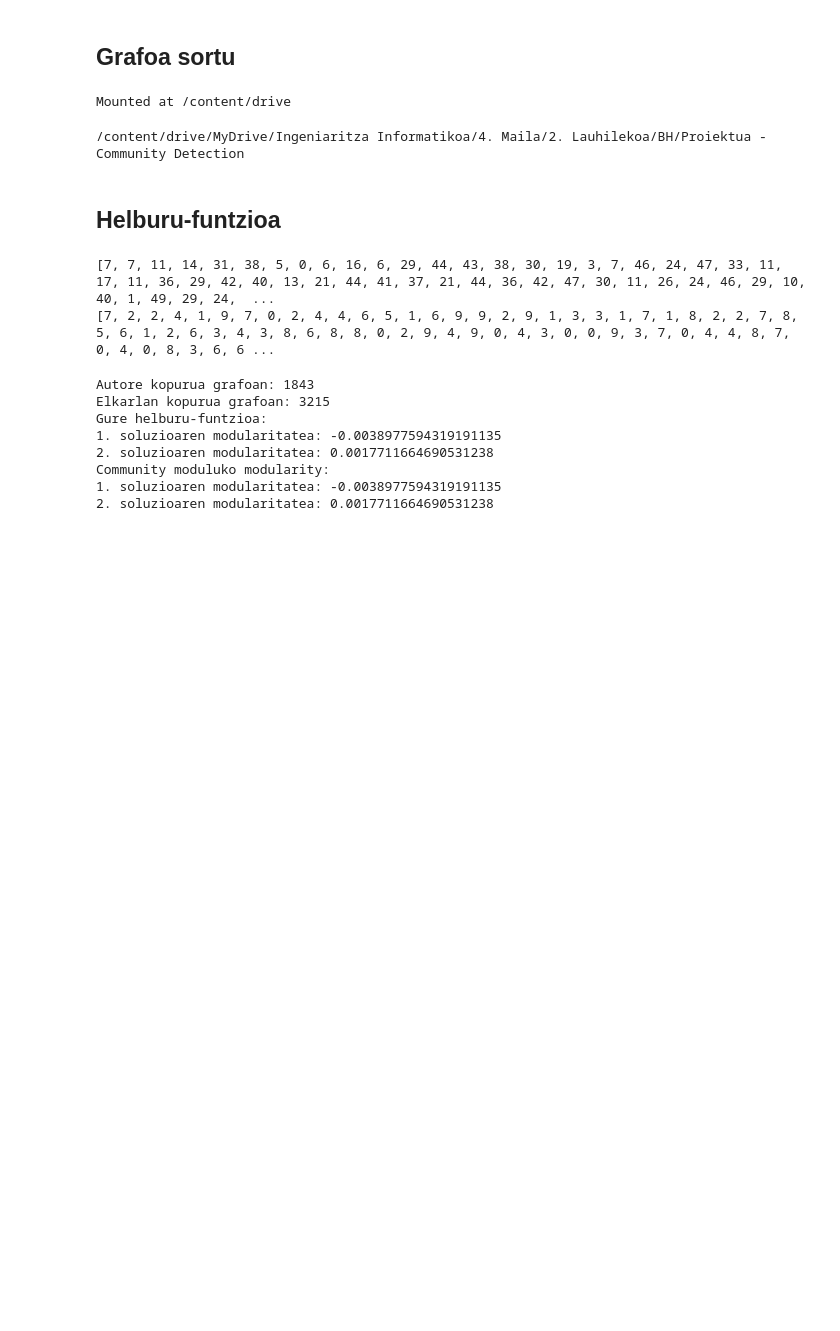
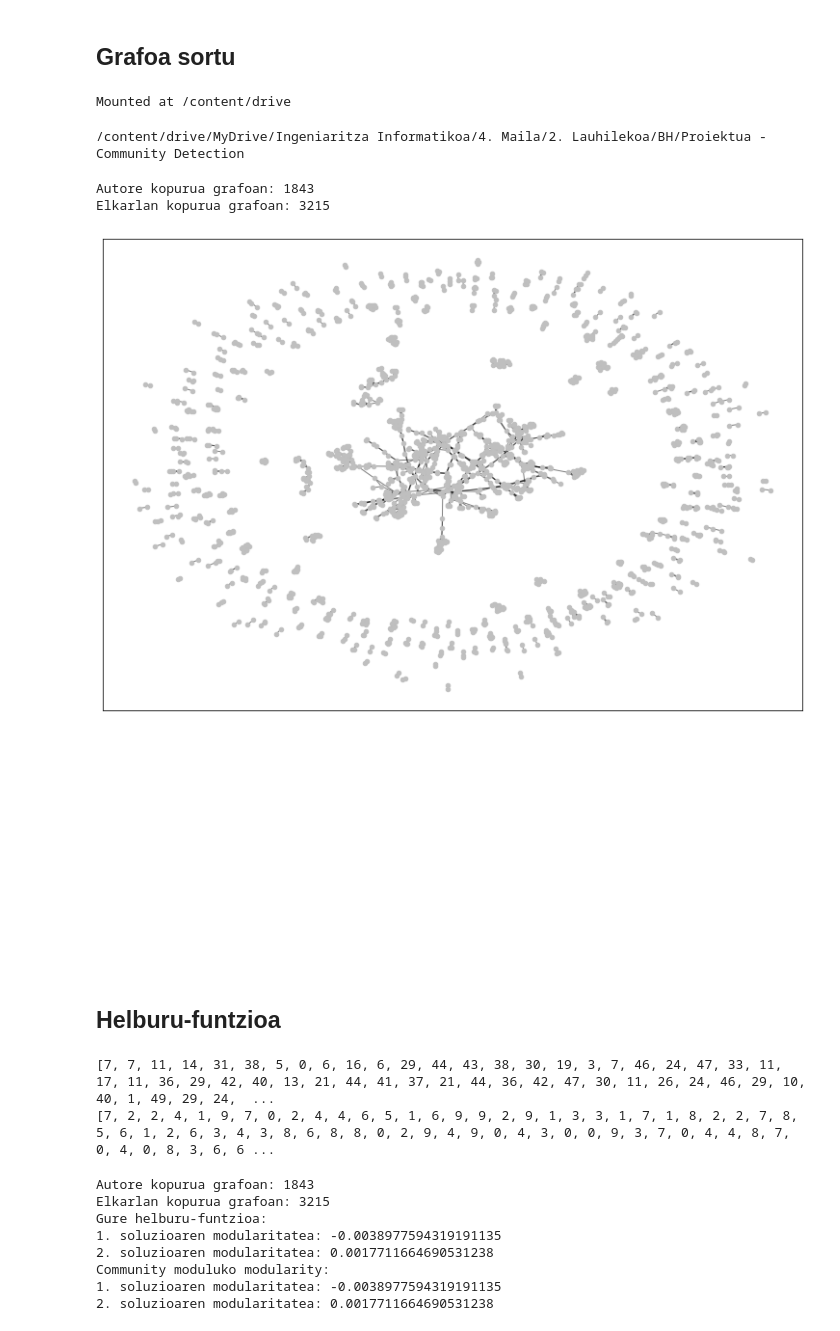
Before and after one commit to juletx/community-detection, a Jupyter notebook: CDP_2_fasea_Ikasle.ipynb, the cells around one changed output. Cells and saved outputs as stored; diff of their text form; code cells hidden in the pictures; blank space fills up the shorter version.

```diff
--- a/CDP_2_fasea_Ikasle.ipynb
+++ b/CDP_2_fasea_Ikasle.ipynb
@@ -91,6 +91,16 @@ def bistaratu_grafoa(G):
 
     plt.axis('off')
     plt.show()
+# %%
+G = sortu_grafoa()
+# %% [output]
+Autore kopurua grafoan: 1843
+Elkarlan kopurua grafoan: 3215
+# %%
+bistaratu_grafoa(G)
+# %% [output]
+[figure, added]
+[figure, added]
 # %% [markdown]
 ## Helburu-funtzioa
 # %%
```
Also changed, not shown: parts of 16 cells of this notebook.
